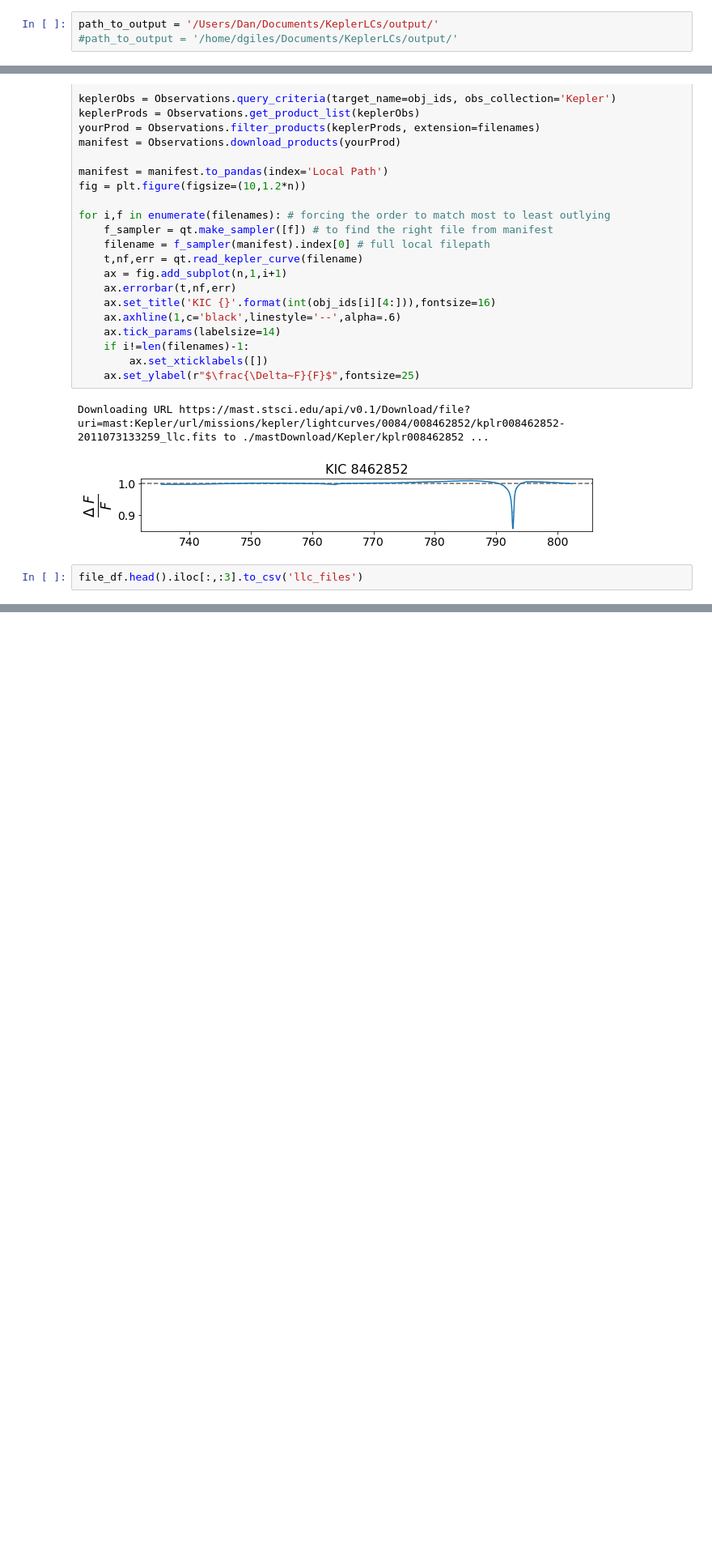
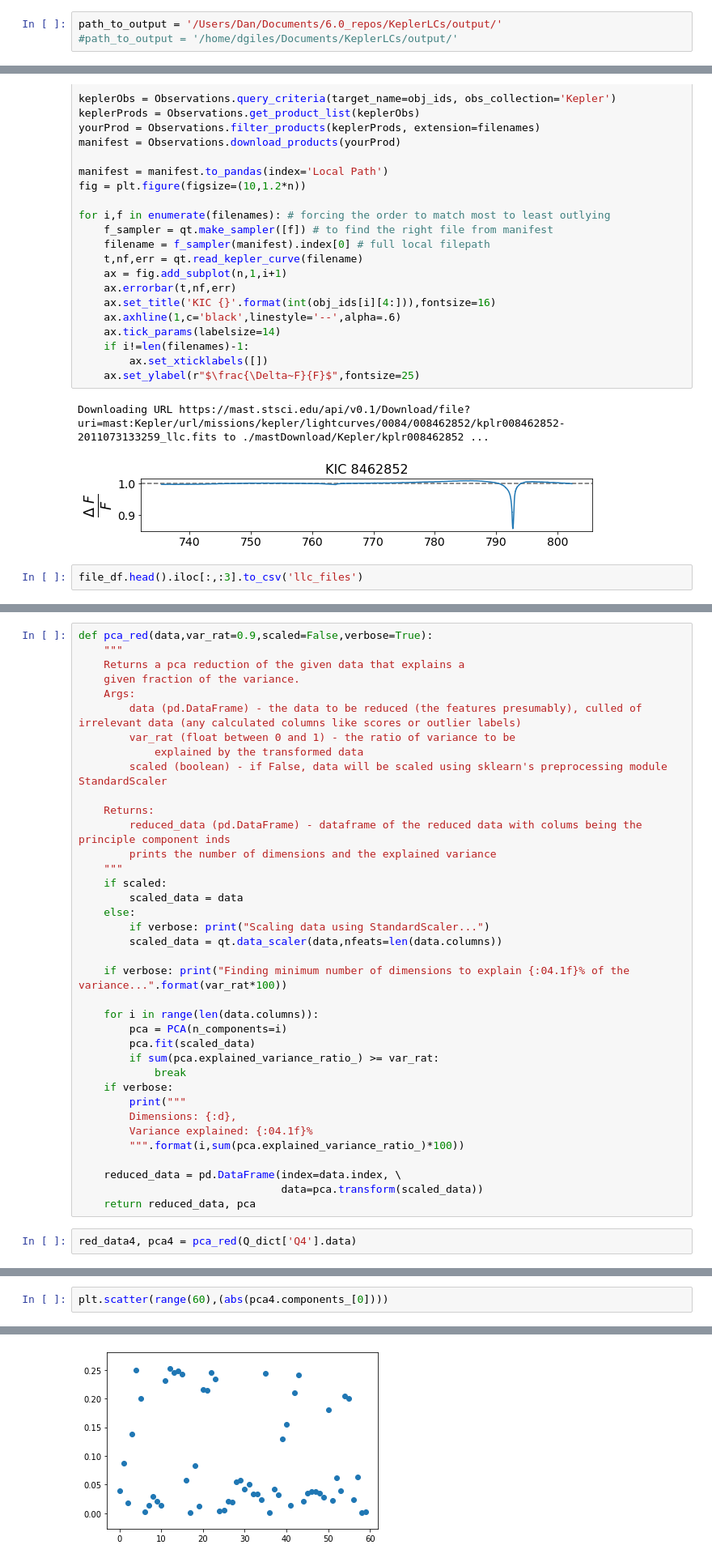
Before and after one commit to d-giles/KeplerML, a Jupyter notebook: notebooks/Scoring_parameters.ipynb, the cells around one changed output, grey strips where cells are left out. Shown at 81% size. Saved outputs shown, nothing was run; the diff lists cells and outputs as text; blank space fills up the shorter version.

```diff
--- a/notebooks/Scoring_parameters.ipynb
+++ b/notebooks/Scoring_parameters.ipynb
@@ -41,7 +41,7 @@ import quarterTools as qt
 # %% [markdown]
 ## Importing Data
 # %%
-path_to_output = '/Users/Dan/Documents/KeplerLCs/output/'
+path_to_output = '/Users/Dan/Documents/6.0_repos/KeplerLCs/output/'
 #path_to_output = '/home/dgiles/Documents/KeplerLCs/output/'
 # %%
 Q_dict = dict()
@@ -1392,0 +1405,39 @@ file_df.head().iloc[:,:3].to_csv('llc_files')
+# %%
+def pca_red(data,var_rat=0.9,scaled=False,verbose=True):
+    """
+    Returns a pca reduction of the given data that explains a
+    given fraction of the variance.
+    Args:
+        data (pd.DataFrame) - the data to be reduced (the features presumably), culled of irrelevant data (any calculated columns like scores or outlier labels)
+        var_rat (float between 0 and 1) - the ratio of variance to be
+            explained by the transformed data
+        scaled (boolean) - if False, data will be scaled using sklearn's preprocessing module StandardScaler
+
+    Returns:
+        reduced_data (pd.DataFrame) - dataframe of the reduced data with colums being the principle component inds
+        prints the number of dimensions and the explained variance
+    """
+    if scaled:
+        scaled_data = data
+    else:
+        if verbose: print("Scaling data using StandardScaler...")
+        scaled_data = qt.data_scaler(data,nfeats=len(data.columns))
+
+    if verbose: print("Finding minimum number of dimensions to explain {:04.1f}% of the variance...".format(var_rat*100))
+
+    for i in range(len(data.columns)):
+        pca = PCA(n_components=i)
+        pca.fit(scaled_data)
+        if sum(pca.explained_variance_ratio_) >= var_rat:
+            break
+    if verbose:
+        print("""
+        Dimensions: {:d},
+        Variance explained: {:04.1f}%
+        """.format(i,sum(pca.explained_variance_ratio_)*100))
+
+    reduced_data = pd.DataFrame(index=data.index, \
+                                data=pca.transform(scaled_data))
+    return reduced_data, pca
+# %%
+red_data4, pca4 = pca_red(Q_dict['Q4'].data)
@@ -1392,0 +1450,3 @@ file_df.head().iloc[:,:3].to_csv('llc_files')
+# %%
+plt.scatter(range(60),(abs(pca4.components_[0])))
+# %% [output]
@@ -1392,0 +1454 @@ file_df.head().iloc[:,:3].to_csv('llc_files')
+[figure, added]
```
Also changed, not shown: parts of 28 cells of this notebook.
